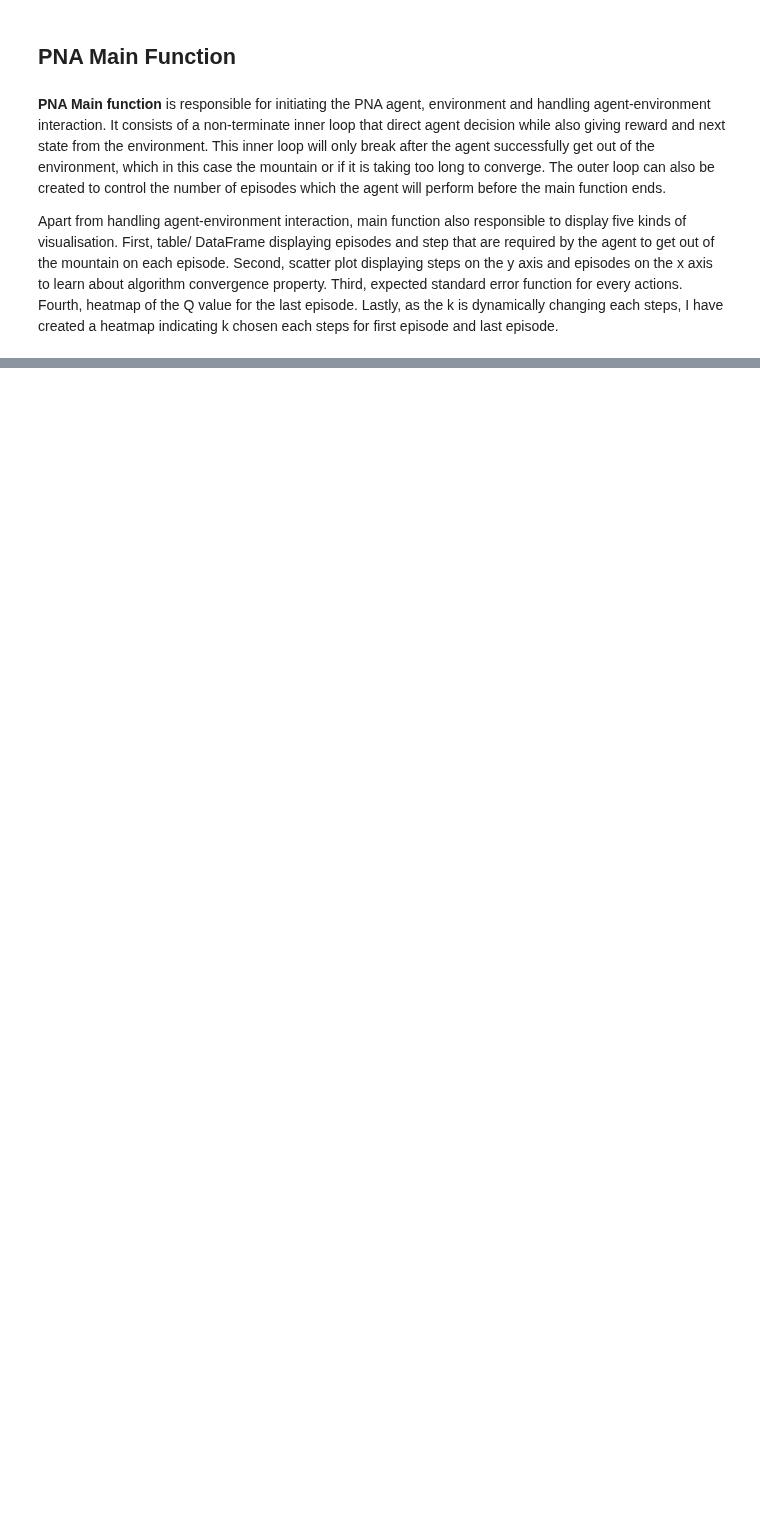
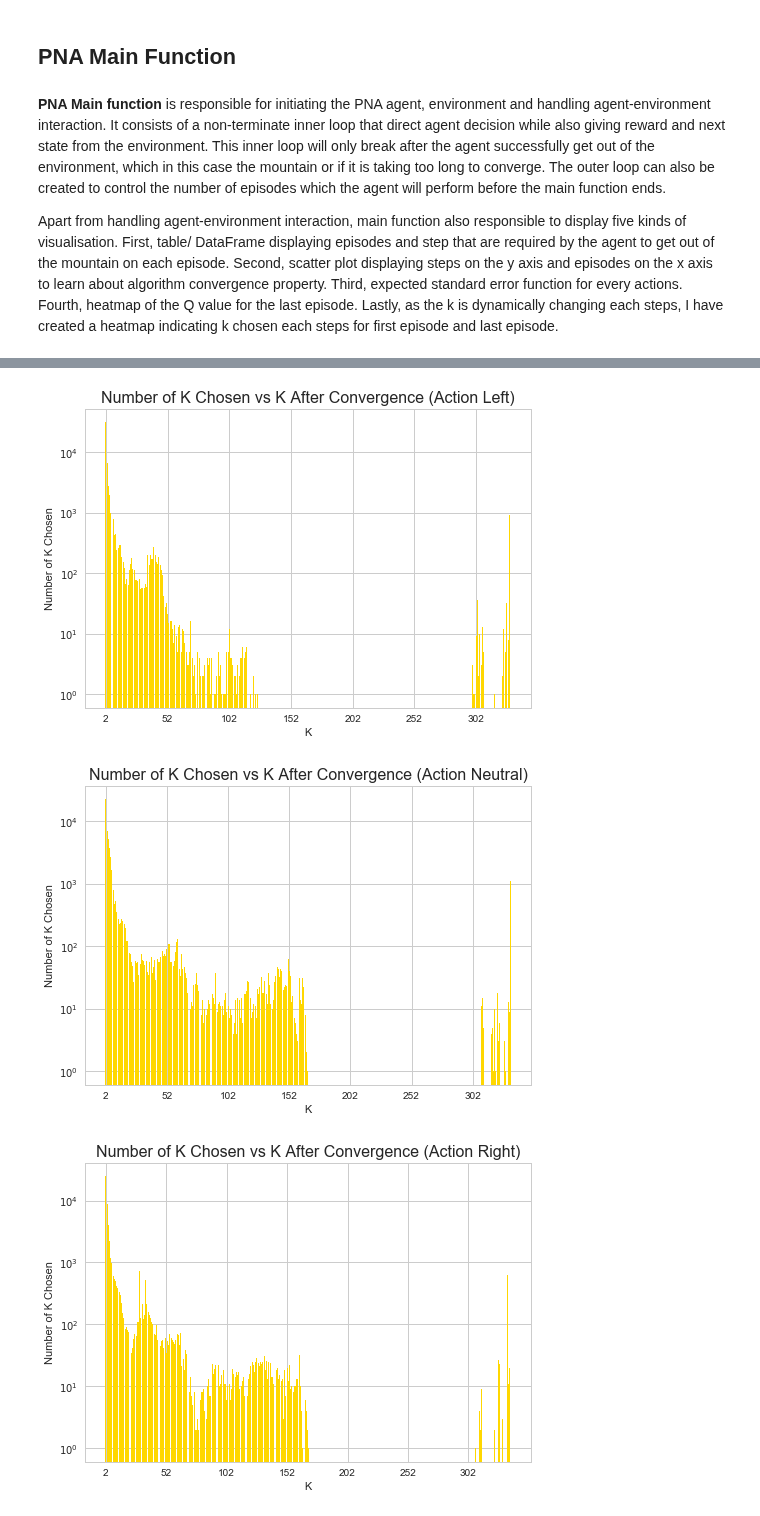
Before and after one commit to maleakhiw/Pessimistic-Neighbourhood-Aggregation-for-States-in-Reinforcement-Learning, a Jupyter notebook: PNA.ipynb, the cells around one changed output, grey strips where cells are left out. Saved outputs shown, nothing was run; the diff lists cells and outputs as text; code cells hidden in the pictures; blank space fills up the shorter version.

```diff
--- a/PNA.ipynb
+++ b/PNA.ipynb
@@ -1205,0 +1226,38 @@ plt.show()
+# %%
+# Plot bar chart displaying number of k chosen after convergence
+y_bar = k_convergence_left
+x_bar = np.arange(2, len(y_bar) + 2)
+
+plt.bar(x_bar, y_bar, color="#FFD700")
+plt.yscale('log')
+plt.title("Number of K Chosen vs K After Convergence (Action Left)", fontsize=16)
+plt.xlabel("K")
+plt.ylabel("Number of K Chosen")
+plt.xticks(np.arange(2, len(y_bar) + 2, 50))
+plt.show()
+
+y_bar = k_convergence_neutral
+x_bar = np.arange(2, len(y_bar) + 2)
+
+plt.bar(x_bar, y_bar, color="#FFD700")
+plt.yscale('log')
+plt.title("Number of K Chosen vs K After Convergence (Action Neutral)", fontsize=16)
+plt.xlabel("K")
+plt.ylabel("Number of K Chosen")
+plt.xticks(np.arange(2, len(y_bar) + 2, 50))
+plt.show()
+
+y_bar = k_convergence_right
+x_bar = np.arange(2, len(y_bar) + 2)
+
+plt.bar(x_bar, y_bar, color="#FFD700")
+plt.yscale('log')
+plt.title("Number of K Chosen vs K After Convergence (Action Right)", fontsize=16)
+plt.xlabel("K")
+plt.ylabel("Number of K Chosen")
+plt.xticks(np.arange(2, len(y_bar) + 2, 50))
+plt.show()
+# %% [output]
+[figure, added]
+[figure, added]
+[figure, added]
```
Also changed, not shown: parts of 17 cells of this notebook.
